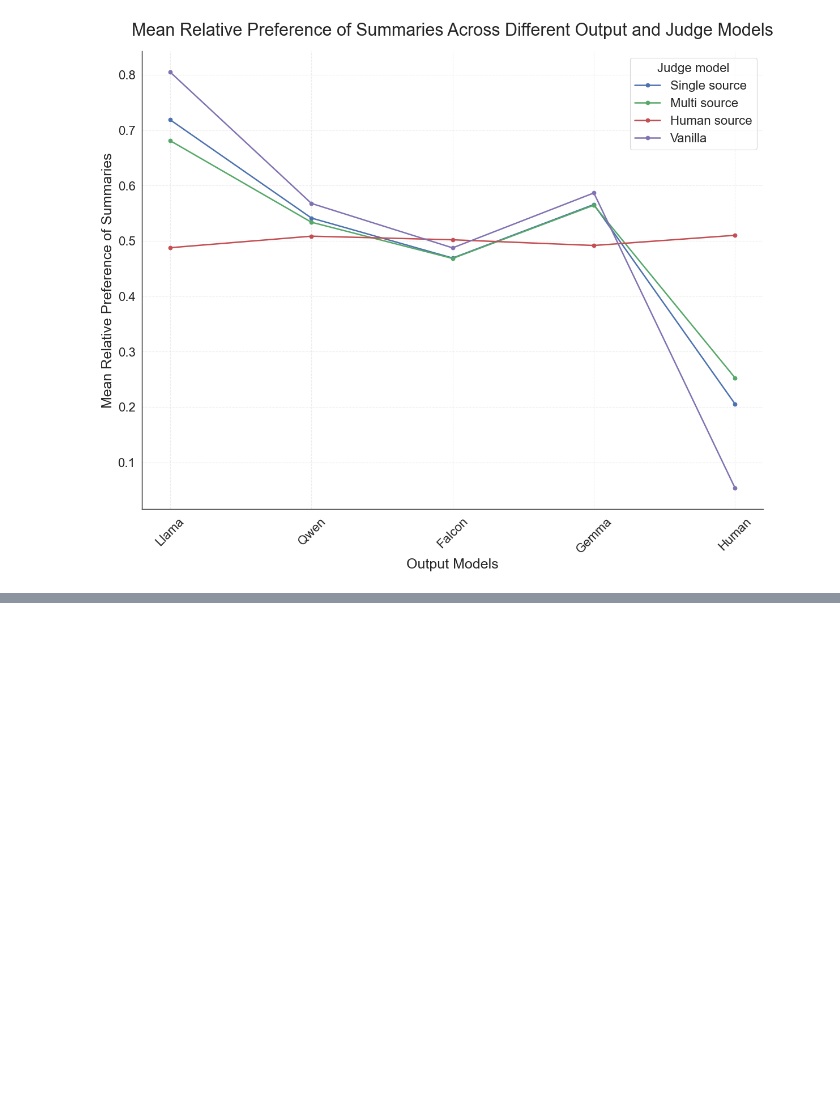
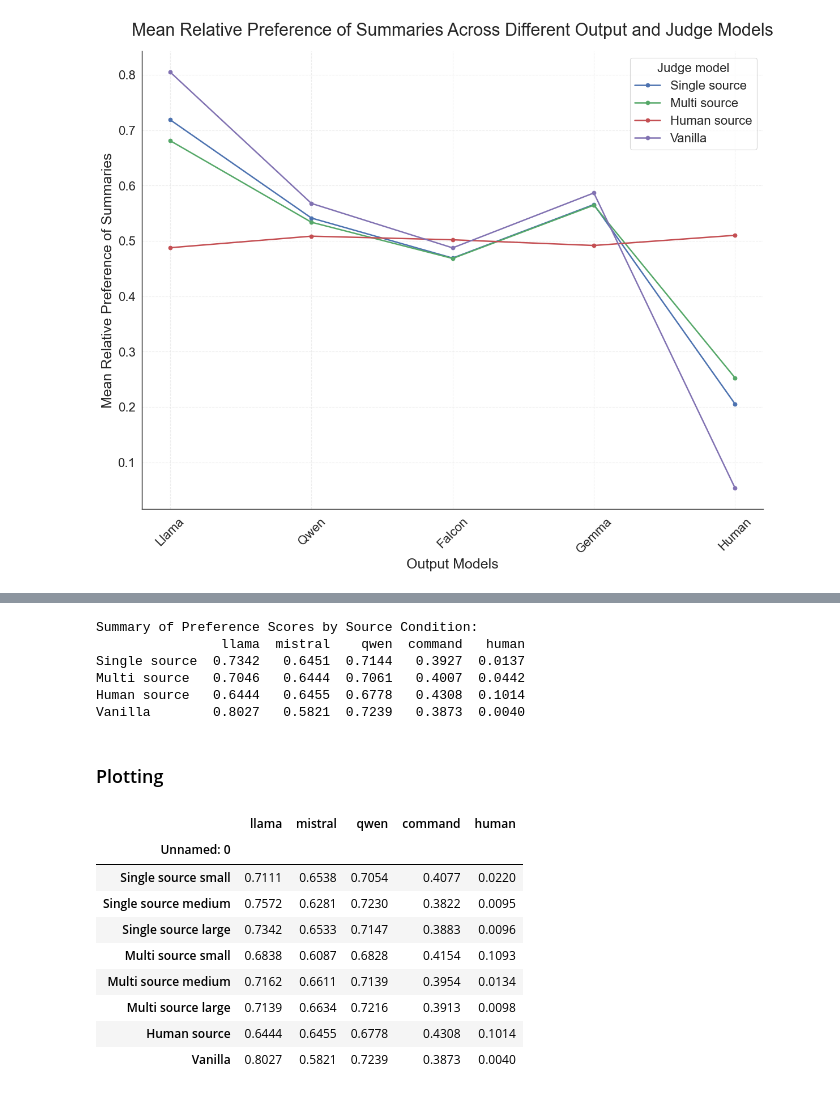
Before and after one commit to maxschaffelder/synthetic_data_diversity, a Jupyter notebook: exp_3/pairwise_rankings/analysis.ipynb, the cells around one changed output, grey strips where cells are left out. Drawn from its saved outputs; the diff is of its cells as text; code cells hidden in the pictures; blank space fills up the shorter version.

```diff
--- a/exp_3/pairwise_rankings/analysis.ipynb
+++ b/exp_3/pairwise_rankings/analysis.ipynb
@@ -109,5 +115,5 @@ print(counter_g, counter_h, counter_a, counter_b)
 # %%
-def calculate_average_preference(data_path):
+def calculate_average_preference_7b(data_path):
 
     preference_llama = []
     preference_qwen = []
@@ -180,7 +186,7 @@ def calculate_average_preference(data_path):
 # %%
 print("Single source")
 
-single_source_preference_scores = calculate_average_preference('/Users/maxschaffelder/Desktop/Thesis/data/exp_3/pairwise/small/outputs/llama_8b_single_source.jsonl')
+single_source_preference_scores = calculate_average_preference_7b('/Users/maxschaffelder/Desktop/Thesis/data/exp_3/pairwise/small/outputs/llama_8b_single_source.jsonl')
 for model, scores in single_source_preference_scores.items():
     print(f"{model}: {scores['average_preference']}")
 
@@ -188,7 +194,7 @@ print("########################################################")
 
 print("Multi source")
 
-multi_source_preference_scores = calculate_average_preference('/Users/maxschaffelder/Desktop/Thesis/data/exp_3/pairwise/small/outputs/llama_8b_multi_source.jsonl')
+multi_source_preference_scores = calculate_average_preference_7b('/Users/maxschaffelder/Desktop/Thesis/data/exp_3/pairwise/small/outputs/llama_8b_multi_source.jsonl')
 for model, scores in multi_source_preference_scores.items():
     print(f"{model}: {scores['average_preference']}")
 
@@ -196,7 +202,7 @@ print("########################################################")
 
 print("Human source")
 
-human_source_preference_scores = calculate_average_preference('/Users/maxschaffelder/Desktop/Thesis/data/exp_3/pairwise/small/outputs/llama_8b_human_source.jsonl')
+human_source_preference_scores = calculate_average_preference_7b('/Users/maxschaffelder/Desktop/Thesis/data/exp_3/pairwise/small/outputs/llama_8b_human_source.jsonl')
 for model, scores in human_source_preference_scores.items():
     print(f"{model}: {scores['average_preference']}")
 
@@ -205,7 +211,7 @@ print("########################################################")
 
 print("Vanilla")
 
-vanilla_preference_scores = calculate_average_preference('/Users/maxschaffelder/Desktop/Thesis/data/exp_3/pairwise/small/outputs/llama_8b_vanilla.jsonl')
+vanilla_preference_scores = calculate_average_preference_7b('/Users/maxschaffelder/Desktop/Thesis/data/exp_3/pairwise/small/outputs/llama_8b_vanilla.jsonl')
 for model, scores in vanilla_preference_scores.items():
     print(f"{model}: {scores['average_preference']}")
 
@@ -254,7 +260,7 @@ paths = {
 # Calculate preferences for each path
 preference_scores = {}
 for name, path in paths.items():
-    preference_scores[name] = calculate_average_preference(path)
+    preference_scores[name] = calculate_average_preference_7b(path)
 # %%
 # Save preference scores to JSONL file
 with open('/Users/maxschaffelder/Desktop/Thesis/data/exp_3/pairwise/small/llama_8b_preference_scores.jsonl', 'w') as f:
@@ -375,0 +560,45 @@ plt.show()
+# %%
+# Calculate the average preference scores for the single-source condition across sizes
+single_source_overall = df.loc[['Single source small', 'Single source medium', 'Single source large']].mean()
+single_source_overall.name = 'Single source'
+
+# Calculate the average preference scores for the multi-source condition across sizes
+multi_source_overall = df.loc[['Multi source small', 'Multi source medium', 'Multi source large']].mean()
+multi_source_overall.name = 'Multi source'
+
+# Get the scores for the baseline conditions from the original DataFrame
+human_source = df.loc['Human source']
+vanilla = df.loc['Vanilla']
+
+# Combine the aggregated results and baselines into a new summary DataFrame
+summary_df = pd.DataFrame([single_source_overall, multi_source_overall, human_source, vanilla])
+summary_df = summary_df.round(4) # Round for readability
+
+# Display the summary DataFrame
+print("\nSummary of Preference Scores by Source Condition:")
+print(summary_df)
+
+# Optionally, you can save this summary to a new CSV file
+summary_df.to_csv("/Users/maxschaffelder/Desktop/Thesis/data/exp_3/pairwise/medium/llama_70b_preference_scores_averaged.csv")
+# %% [output]
+Summary of Preference Scores by Source Condition:
+                llama  mistral    qwen  command   human
+Single source  0.7342   0.6451  0.7144   0.3927  0.0137
+Multi source   0.7046   0.6444  0.7061   0.4007  0.0442
+Human source   0.6444   0.6455  0.6778   0.4308  0.1014
+Vanilla        0.8027   0.5821  0.7239   0.3873  0.0040
+# %% [markdown]
+### Plotting
+# %%
+display(df)
+# %% [output]
+|  | llama | mistral | qwen | command | human |
+| Unnamed: 0 |  |  |  |  |  |
+| Single source small | 0.7111 | 0.6538 | 0.7054 | 0.4077 | 0.0220 |
+| Single source medium | 0.7572 | 0.6281 | 0.7230 | 0.3822 | 0.0095 |
+| Single source large | 0.7342 | 0.6533 | 0.7147 | 0.3883 | 0.0096 |
+| Multi source small | 0.6838 | 0.6087 | 0.6828 | 0.4154 | 0.1093 |
+| Multi source medium | 0.7162 | 0.6611 | 0.7139 | 0.3954 | 0.0134 |
+| Multi source large | 0.7139 | 0.6634 | 0.7216 | 0.3913 | 0.0098 |
+| Human source | 0.6444 | 0.6455 | 0.6778 | 0.4308 | 0.1014 |
+| Vanilla | 0.8027 | 0.5821 | 0.7239 | 0.3873 | 0.0040 |
```
Also changed, not shown: parts of 15 cells of this notebook.
